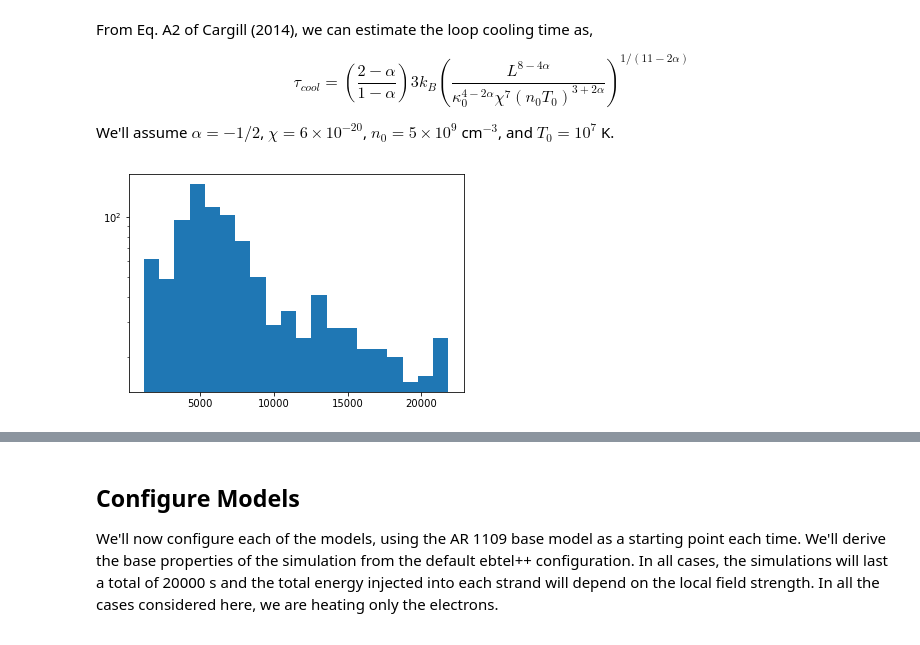
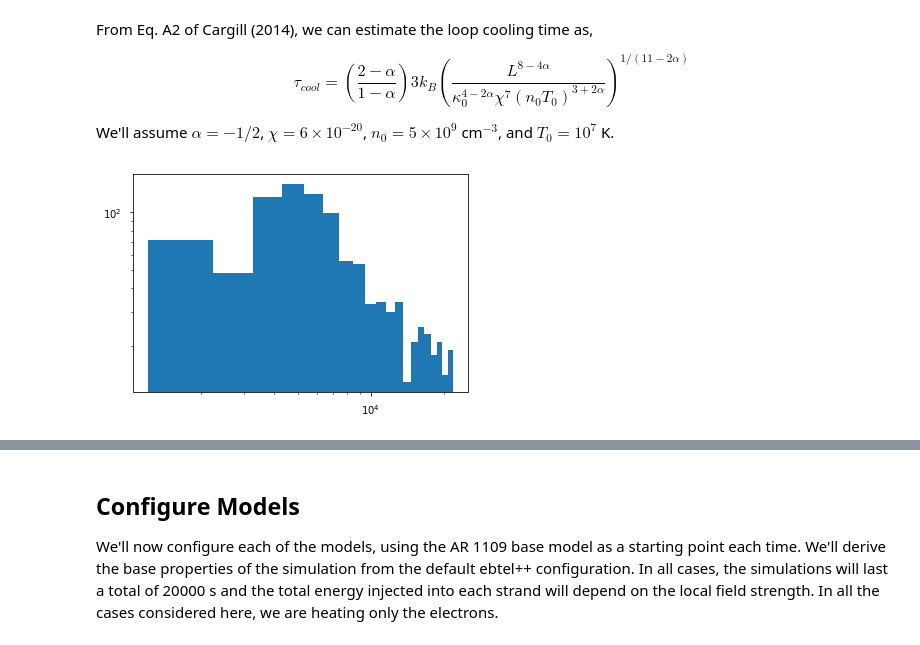
Before and after one commit to wtbarnes/systematic_ar_study, a Jupyter notebook: notebooks/setup_loop_simulations.ipynb, the cells around one changed output, grey strips where cells are left out. Cells and saved outputs as stored; diff of their text form; code cells hidden in the pictures.

```diff
--- a/notebooks/setup_loop_simulations.ipynb
+++ b/notebooks/setup_loop_simulations.ipynb
@@ -93,8 +103,9 @@ cooling_times = list(map(calculate_cooling_time,[loop.full_length.value/2. for l
 # %%
 plt.hist(cooling_times,20)
 plt.yscale('log')
+plt.xscale('log')
 # %% [output]
-[figure, old version]
+[figure, new version]
 # %%
 print(np.min(cooling_times),np.max(cooling_times))
 # %% [output]
```
Also changed, not shown: parts of 38 cells of this notebook, 6 other files.
